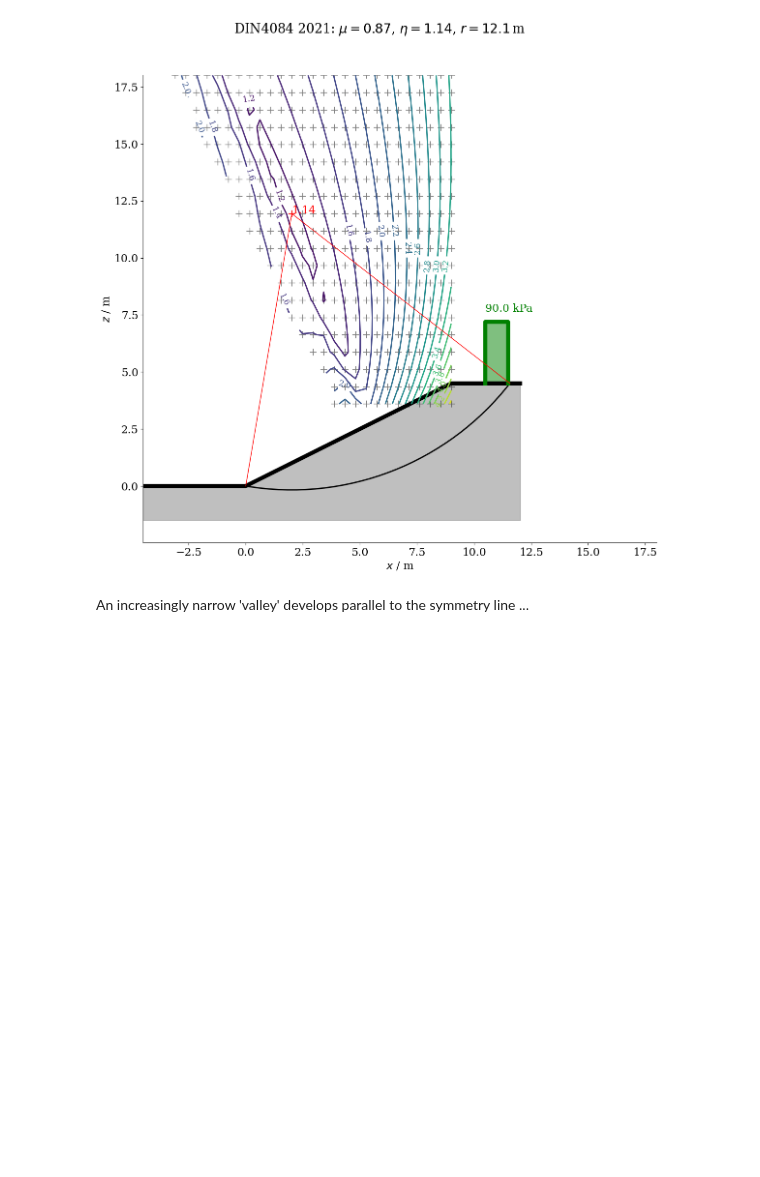
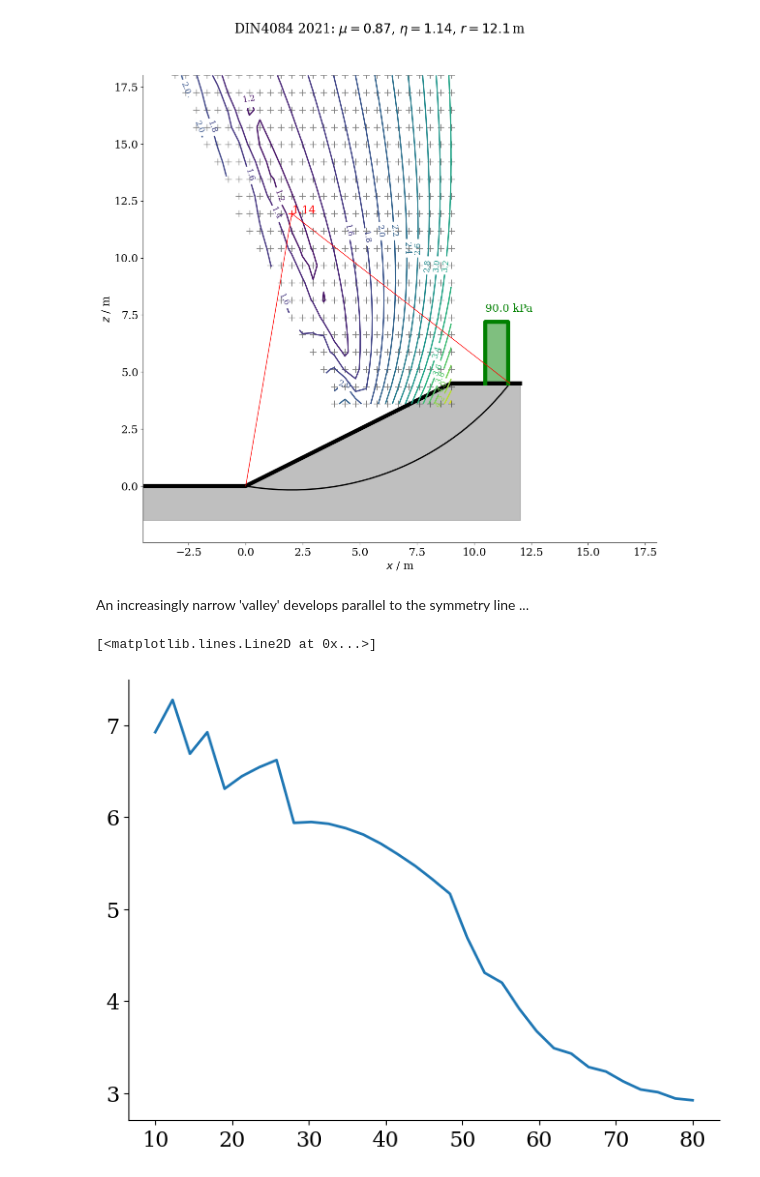
Before and after one commit to nagelt/Teaching_Scripts, a Jupyter notebook: slope_stability.ipynb, the cells around one changed output. Drawn from its saved outputs; the diff is of its cells as text; code cells hidden in the pictures; blank space fills up the shorter version.

```diff
--- a/slope_stability.ipynb
+++ b/slope_stability.ipynb
@@ -121,0 +124,11 @@ An increasingly narrow 'valley' develops parallel to the symmetry line ...
+# %%
+betas = np.deg2rad(np.linspace(10,80,32))
+# %%
+heights = np.zeros(len(betas))
+for i,beta in enumerate(betas):
+    heights[i] = find_critical_height_bisection(beta,0,20,1e-2)
+# %%
+plt.plot(np.rad2deg(betas),heights)
+# %% [output]
+[<matplotlib.lines.Line2D at 0x...>]
+[figure, added]
```
Also changed, not shown: parts of 3 cells of this notebook, 7 other files.
